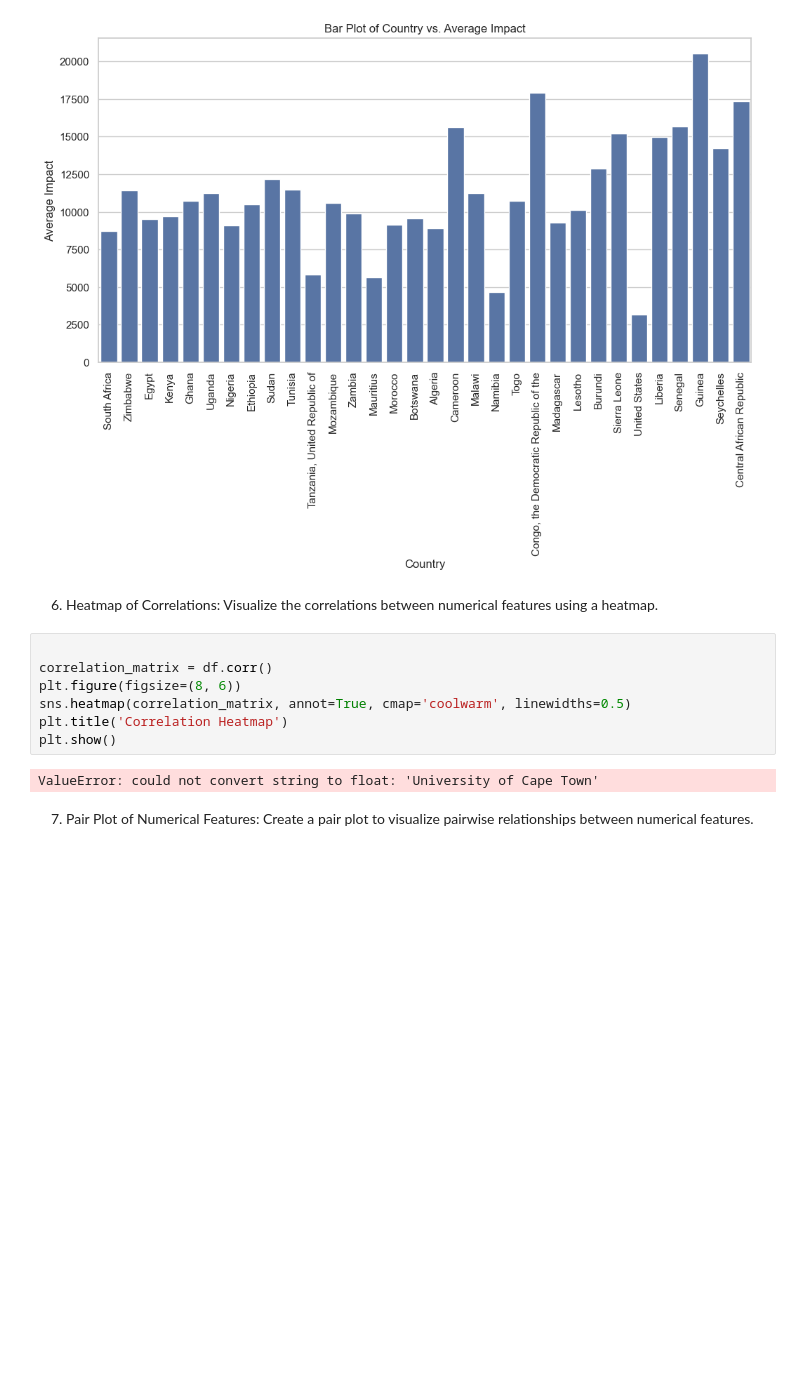
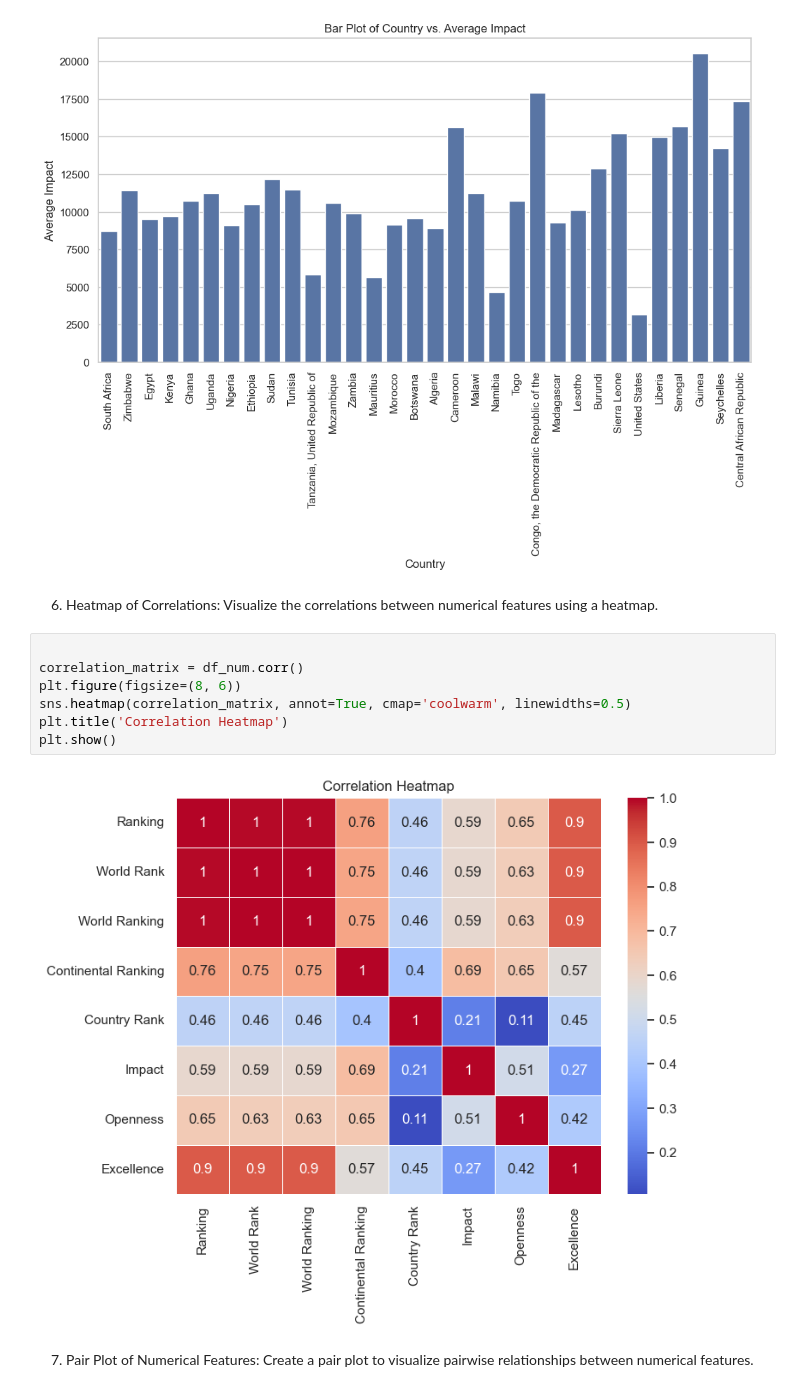
Before and after one commit to Gbekoilias/Stage-C-Exercise, a Jupyter notebook: Notebooks/Notebook (EDA).ipynb, the cells around one changed output. Cells and saved outputs as stored; diff of their text form; blank space fills up the shorter version.

```diff
--- a/Notebooks/Notebook (EDA).ipynb
+++ b/Notebooks/Notebook (EDA).ipynb
@@ -309,13 +309,13 @@ plt.show()
 Visualize the correlations between numerical features using a heatmap.
 # %%
 
-correlation_matrix = df.corr()
+correlation_matrix = df_num.corr()
 plt.figure(figsize=(8, 6))
 sns.heatmap(correlation_matrix, annot=True, cmap='coolwarm', linewidths=0.5)
 plt.title('Correlation Heatmap')
 plt.show()
 # %% [output]
-ValueError: could not convert string to float: 'University of Cape Town'
+[figure, added]
 # %% [markdown]
 7. Pair Plot of Numerical Features:
 Create a pair plot to visualize pairwise relationships between numerical features.
```
Also changed, not shown: parts of 2 cells of this notebook.
